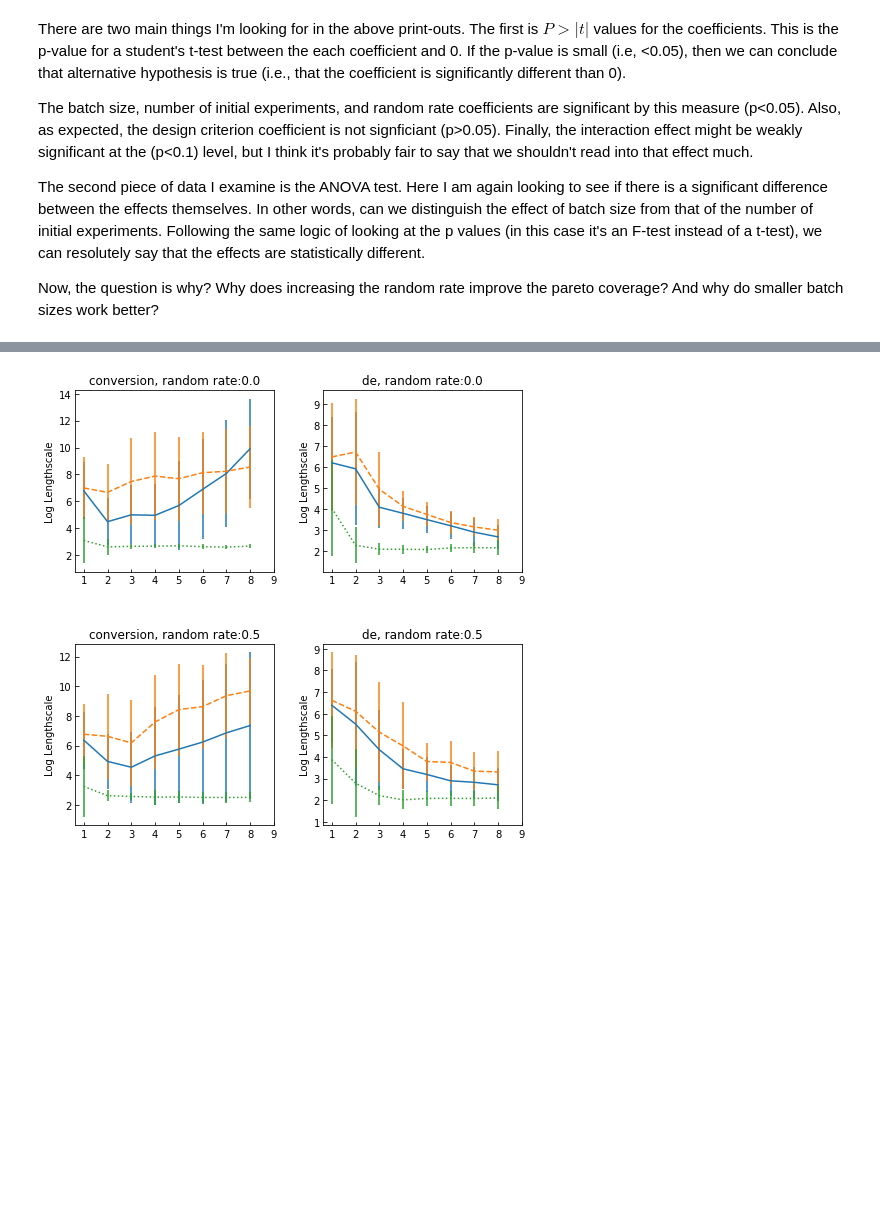
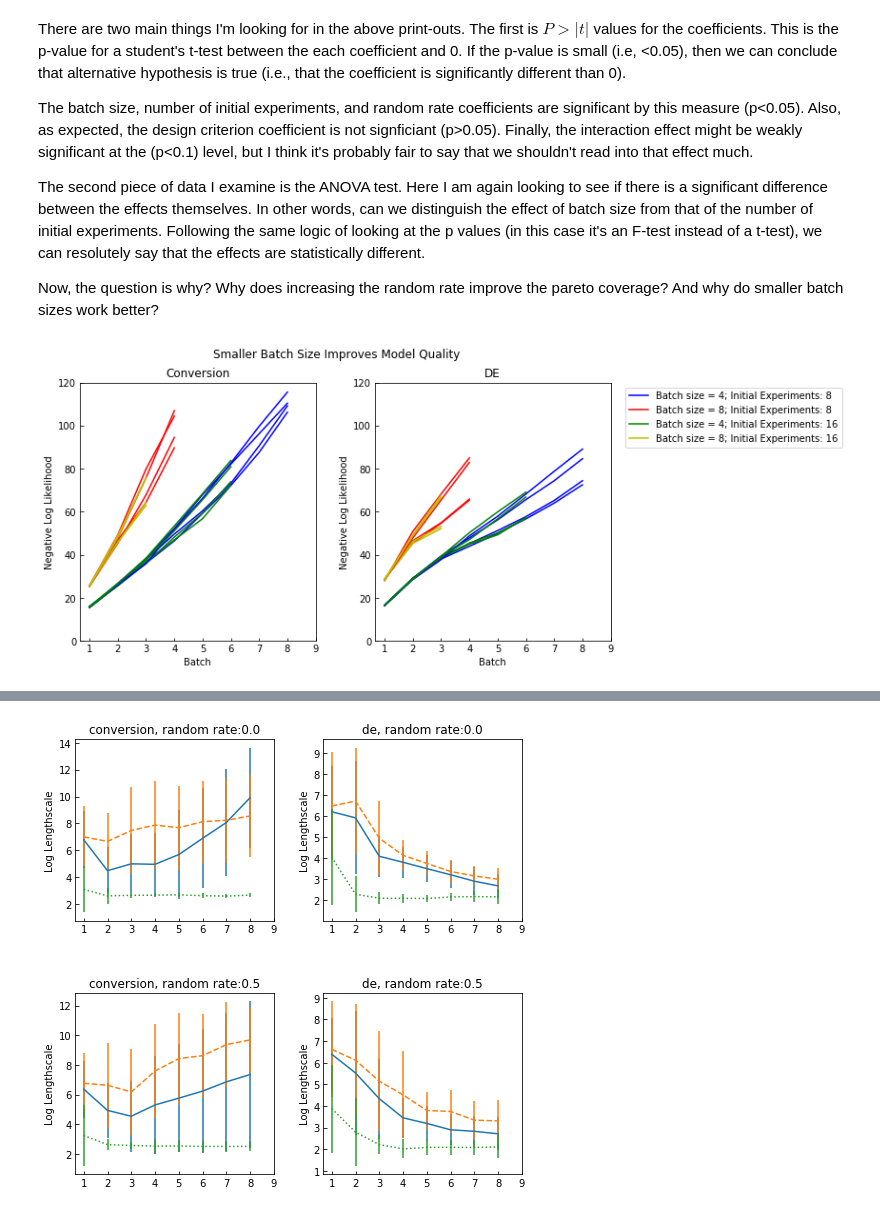
Before and after one commit to sustainable-processes/summit, a Jupyter notebook: case_studies/in_silico_studies/solvent_optimization_visualization.ipynb, the cells around one changed output, grey strips where cells are left out. Saved outputs shown, nothing was run; the diff lists cells and outputs as text; code cells hidden in the pictures; blank space fills up the shorter version.

```diff
--- a/case_studies/in_silico_studies/solvent_optimization_visualization.ipynb
+++ b/case_studies/in_silico_studies/solvent_optimization_visualization.ipynb
@@ -401,3 +445,53 @@ The batch size, number of initial experiments, and random rate coefficients are
 The second piece of data I examine is the ANOVA test.  Here I am again looking to see if there is a significant difference between the effects themselves.  In other words, can we distinguish the effect of batch size from that of the number of initial experiments.  Following the same logic of looking at the p values (in this case it's an F-test instead of a t-test), we can resolutely say that the effects are statistically different.
 
 Now, the question is why?  Why does increasing the random rate improve the pareto coverage?  And why do smaller batch sizes work better?
+# %%
+#Plot the log likelihood for all optimizations across batches
+# to see which plots might give a good comparison
+fig, axes = plt.subplots(1, 2, figsize=(10,5))
+fig.subplots_adjust(hspace=0.55, wspace=0.25)
+linestyles = ['-', '--', ':']
+colors = ['b', 'g', 'r', 'y']
+removed_colors = []
+for i in range(num_tests):
+    log_likelihoods = np.load(f"outputs/test_{i}_in_silico_log_likelihoods.npy")
+    mean_log_likelihoods = np.mean(log_likelihoods, axis=0)
+    std_dev_log_likelihoods = np.std(log_likelihoods, axis=0)
+    bs = metadata[i]['batch_size']
+    nie = metadata[i]['num_initial_experiments']
+    if bs == 4 and nie==8:
+        color = colors[0]
+    elif bs==4 and nie==16:
+        color = colors[1]
+    elif bs==8 and nie==8:
+        color = colors[2]
+    elif bs==8 and nie==16:
+        color = colors[3]
+
+    for j, ax in enumerate(axes):
+        if color not in removed_colors and j ==1:
+            ax.plot(np.arange(1,metadata[i]['num_batches'], 1, dtype=int),
+                    -mean_log_likelihoods[:,j],
+                    c=color,
+                    label=f"Batch size = {bs}; Initial Experiments: {nie}")
+            removed_colors.append(color)
+        else:
+            ax.plot(np.arange(1,metadata[i]['num_batches'], 1, dtype=int),
+                    -mean_log_likelihoods[:,j],
+                    c=color)
+
+titles=['Conversion', 'DE']
+for j, ax  in enumerate(axes):
+    ax.set_ylabel('Negative Log Likelihood')
+    ax.set_xlabel('Batch')
+    ax.set_title(titles[j])
+    ax.set_xticks(np.arange(1, 10, 1, dtype=int),minor=False)
+    ax.tick_params(direction='in')
+    ax.set_ylim(0, 120)
+axes[1].legend(bbox_to_anchor=(2,1))
+
+plt.savefig('outputs/solvent_optimization_molecular_descriptors_log_likelihood.png')
+plt.savefig('outputs/solvent_optimization_molecular_descriptors_log_likelihood.svg')
+_ = fig.suptitle('Smaller Batch Size Improves Model Quality')
+# %% [output]
+[figure, added]
```
Also changed, not shown: parts of 12 cells of this notebook, 5 other files.
